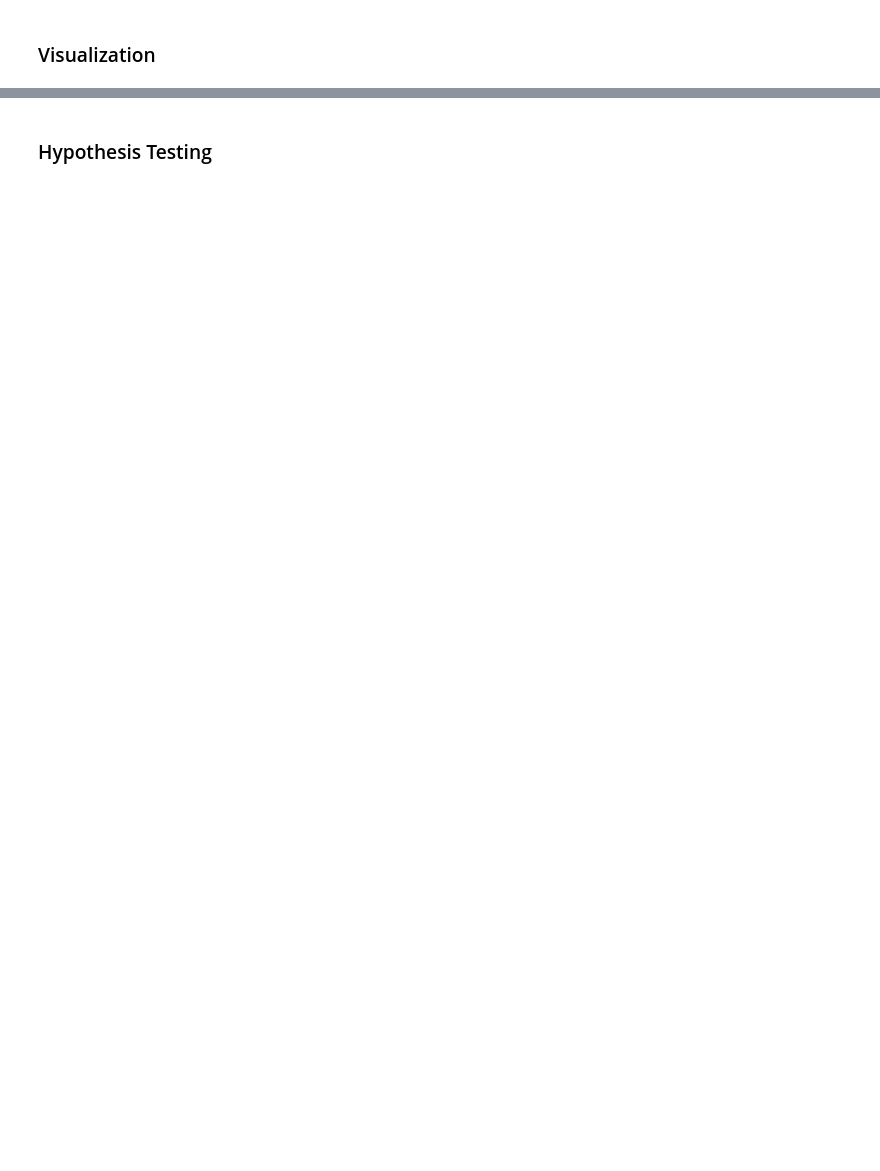
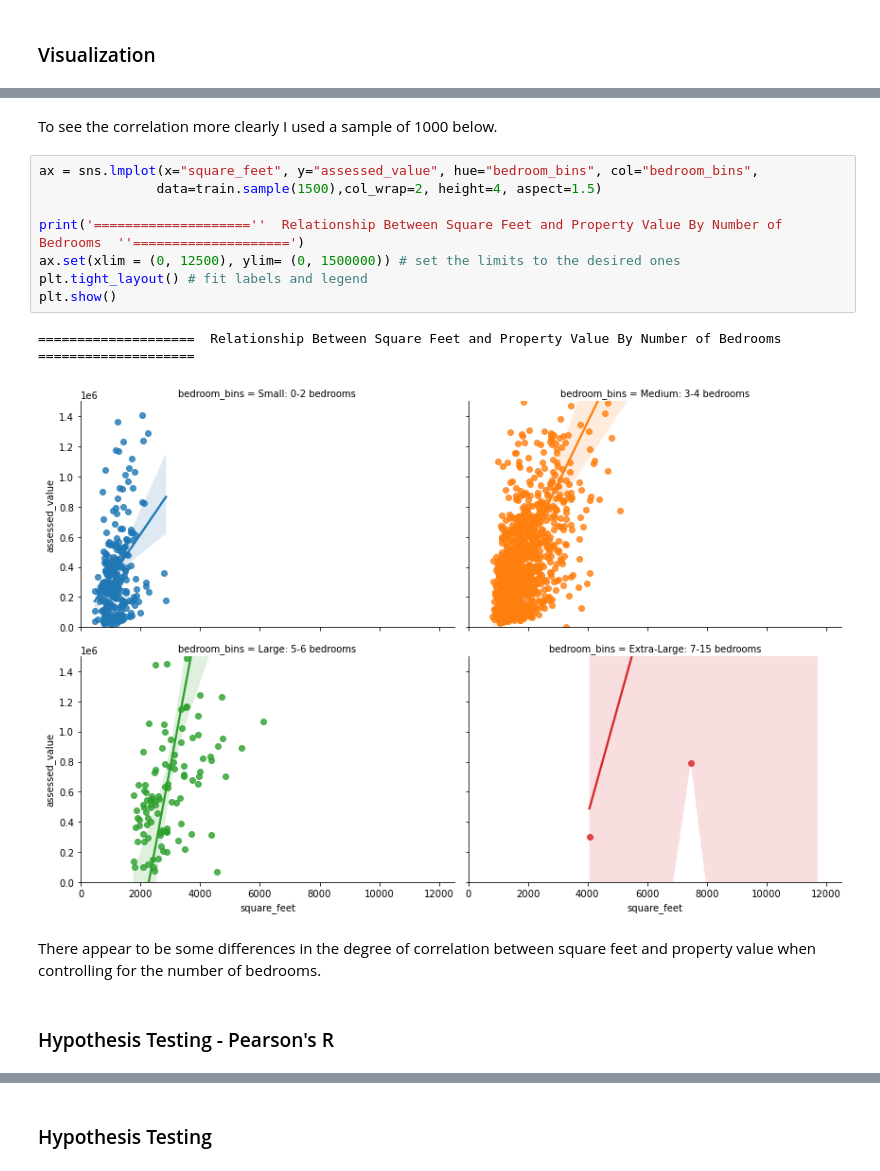
Before and after one commit to rachelrobbinsmayhill/regression-project, a Jupyter notebook: Final_Report.ipynb, the cells around one changed output, grey strips where cells are left out. Saved outputs shown, nothing was run; the diff lists cells and outputs as text; blank space fills up the shorter version.

```diff
--- a/Final_Report.ipynb
+++ b/Final_Report.ipynb
@@ -324 +363,18 @@ plt.show()
 [figure]
+# %% [markdown]
+To see the correlation more clearly I used a sample of 1000 below.
+# %%
+ax = sns.lmplot(x="square_feet", y="assessed_value", hue="bedroom_bins", col="bedroom_bins",
+               data=train.sample(1500),col_wrap=2, height=4, aspect=1.5)
+
+print('====================''  Relationship Between Square Feet and Property Value By Number of Bedrooms  ''====================')
+ax.set(xlim = (0, 12500), ylim= (0, 1500000)) # set the limits to the desired ones
+plt.tight_layout() # fit labels and legend
+plt.show()
+# %% [output]
+====================  Relationship Between Square Feet and Property Value By Number of Bedrooms  ====================
+[figure, added]
+# %% [markdown]
+There appear to be some differences in the degree of correlation between square feet and property value when controlling for the number of bedrooms.
+# %% [markdown]
+### Hypothesis Testing - Pearson's R
```
Also changed, not shown: parts of 62 cells of this notebook.
